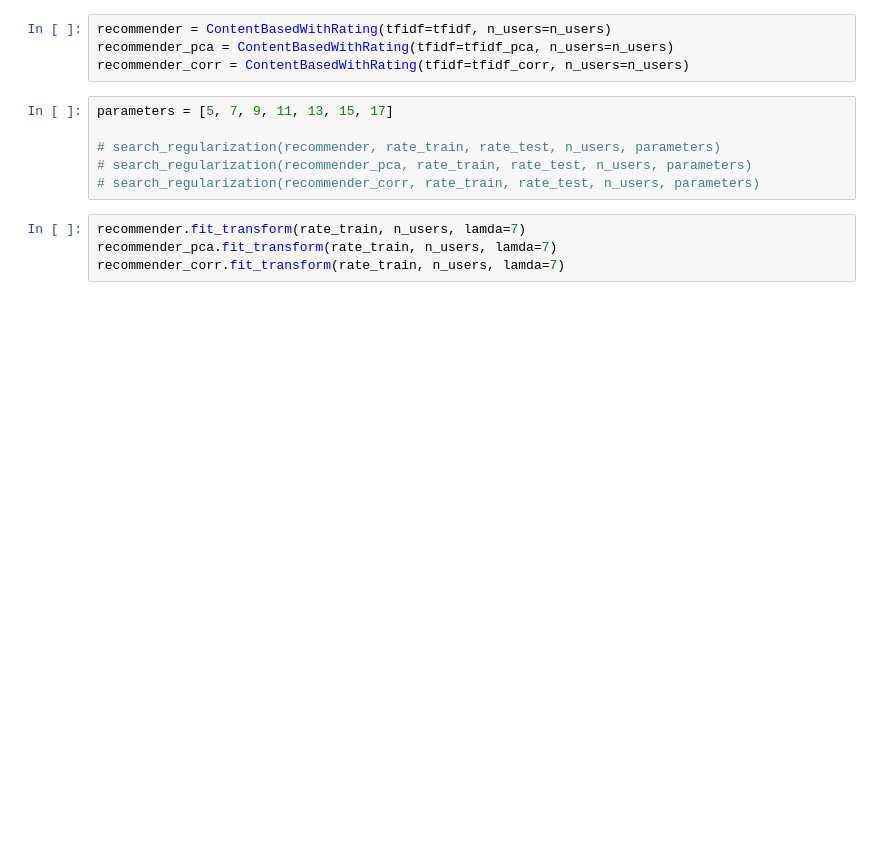
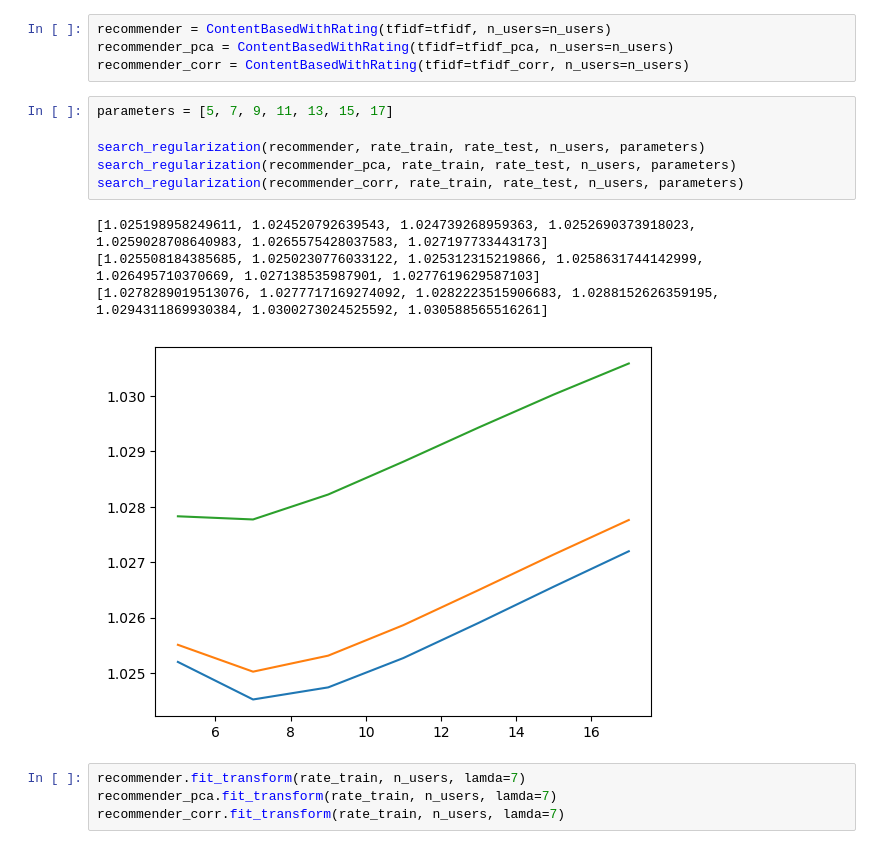
Before and after one commit to Narius2030/Recommendation-System, a Jupyter notebook: recommendsys-rating.ipynb, the cells around one changed output. Drawn from its saved outputs; the diff is of its cells as text; blank space fills up the shorter version.

```diff
--- a/recommendsys-rating.ipynb
+++ b/recommendsys-rating.ipynb
@@ -268,9 +275,14 @@ recommender_corr = ContentBasedWithRating(tfidf=tfidf_corr, n_users=n_users)
 # %%
 parameters = [5, 7, 9, 11, 13, 15, 17]
 
-# search_regularization(recommender, rate_train, rate_test, n_users, parameters)
-# search_regularization(recommender_pca, rate_train, rate_test, n_users, parameters)
-# search_regularization(recommender_corr, rate_train, rate_test, n_users, parameters)
+search_regularization(recommender, rate_train, rate_test, n_users, parameters)
+search_regularization(recommender_pca, rate_train, rate_test, n_users, parameters)
+search_regularization(recommender_corr, rate_train, rate_test, n_users, parameters)
+# %% [output]
+[1.025198958249611, 1.024520792639543, 1.024739268959363, 1.0252690373918023, 1.0259028708640983, 1.0265575428037583, 1.027197733443173]
+[1.025508184385685, 1.0250230776033122, 1.025312315219866, 1.0258631744142999, 1.026495710370669, 1.027138535987901, 1.0277619629587103]
+[1.0278289019513076, 1.0277717169274092, 1.0282223515906683, 1.0288152626359195, 1.0294311869930384, 1.0300273024525592, 1.030588565516261]
+[figure, added]
 # %%
 recommender.fit_transform(rate_train, n_users, lamda=7)
 recommender_pca.fit_transform(rate_train, n_users, lamda=7)
```
Also changed, not shown: parts of 6 cells of this notebook.
